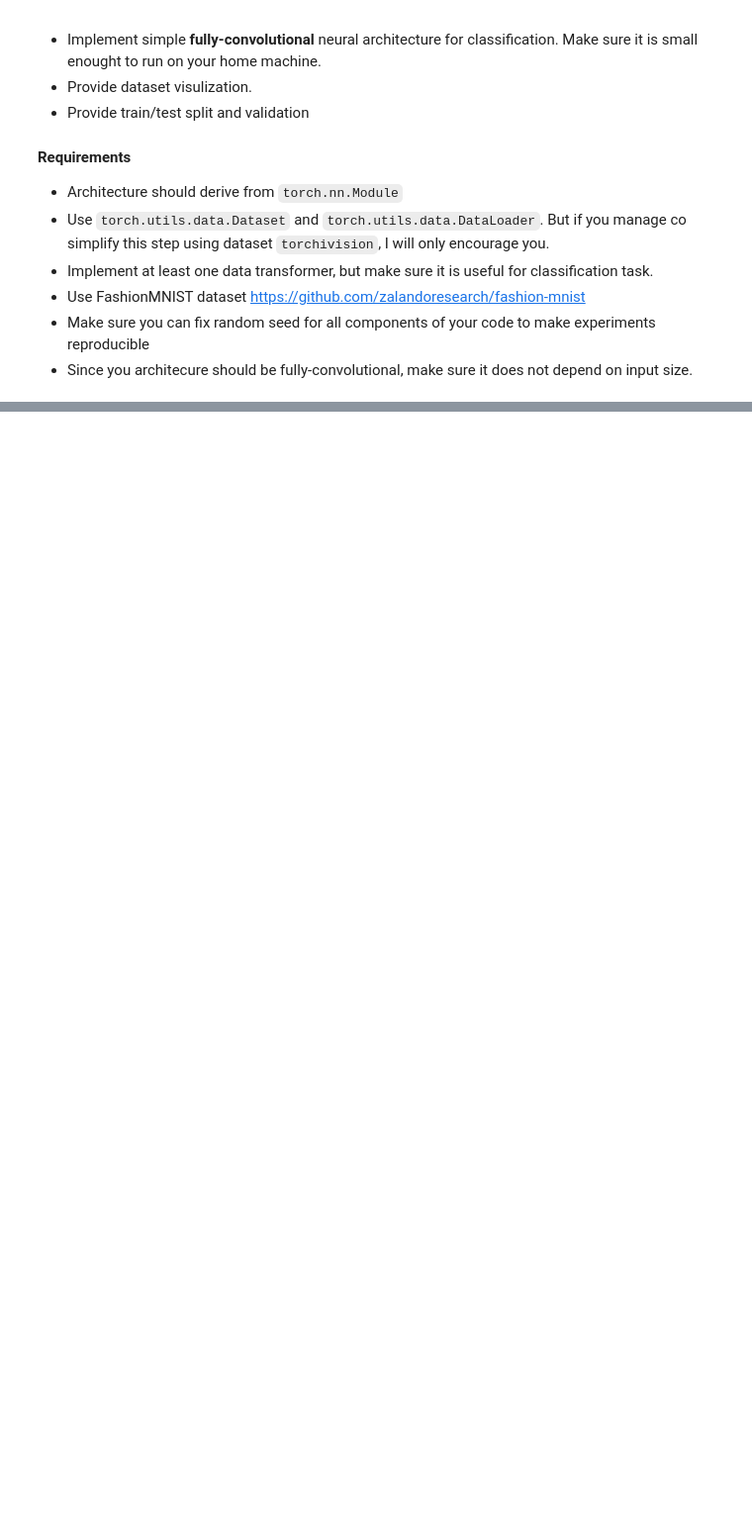
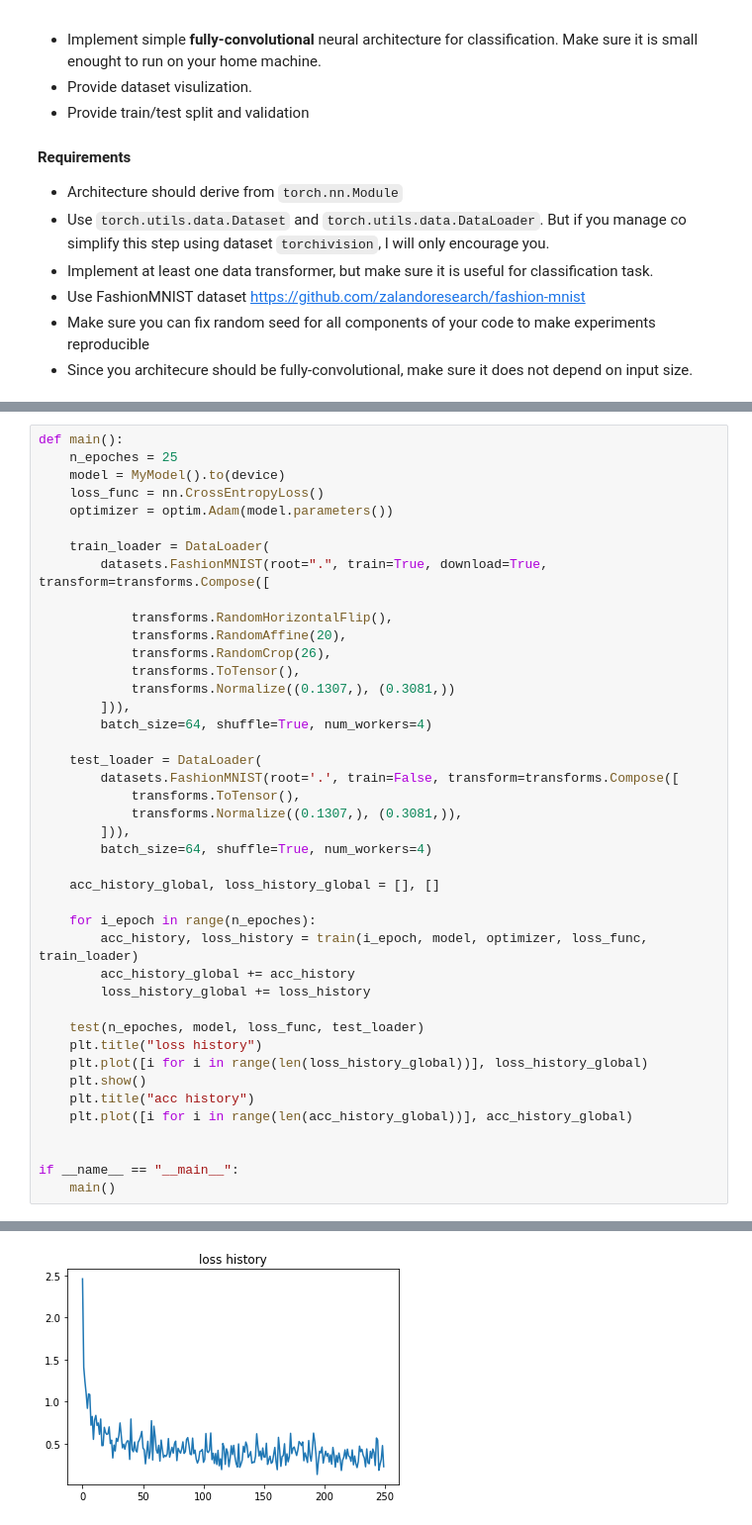
Before and after one commit to danlapko/deeplearning-assigments, a Jupyter notebook: solutions/1/task_2.ipynb, the cells around one changed output, grey strips where cells are left out. Shown at 99% size. Saved outputs shown, nothing was run; the diff lists cells and outputs as text; blank space fills up the shorter version.

```diff
--- a/solutions/1/task_2.ipynb
+++ b/solutions/1/task_2.ipynb
@@ -186,0 +138,43 @@ Test set: Average loss: 0.0058, Accuracy: 8710/10000 (87%)
+# %%
+def main():
+    n_epoches = 25
+    model = MyModel().to(device)
+    loss_func = nn.CrossEntropyLoss()
+    optimizer = optim.Adam(model.parameters())
+
+    train_loader = DataLoader(
+        datasets.FashionMNIST(root=".", train=True, download=True, transform=transforms.Compose([
+
+            transforms.RandomHorizontalFlip(),
+            transforms.RandomAffine(20),
+            transforms.RandomCrop(26),
+            transforms.ToTensor(),
+            transforms.Normalize((0.1307,), (0.3081,))
+        ])),
+        batch_size=64, shuffle=True, num_workers=4)
+
+    test_loader = DataLoader(
+        datasets.FashionMNIST(root='.', train=False, transform=transforms.Compose([
+            transforms.ToTensor(),
+            transforms.Normalize((0.1307,), (0.3081,)),
+        ])),
+        batch_size=64, shuffle=True, num_workers=4)
+
+    acc_history_global, loss_history_global = [], []
+
+    for i_epoch in range(n_epoches):
+        acc_history, loss_history = train(i_epoch, model, optimizer, loss_func, train_loader)
+        acc_history_global += acc_history
+        loss_history_global += loss_history
+
+    test(n_epoches, model, loss_func, test_loader)
+    plt.title("loss history")
+    plt.plot([i for i in range(len(loss_history_global))], loss_history_global)
+    plt.show()
+    plt.title("acc history")
+    plt.plot([i for i in range(len(acc_history_global))], acc_history_global)
+
+
+if __name__ == "__main__":
+    main()
+# %% [output]
@@ -186,0 +182 @@ Test set: Average loss: 0.0058, Accuracy: 8710/10000 (87%)
+[figure, added]
```
Also changed, not shown: parts of 7 cells of this notebook.
